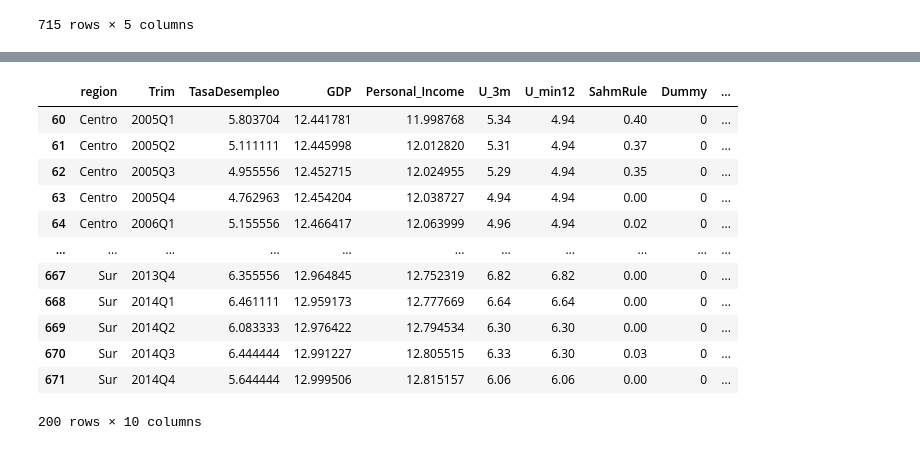
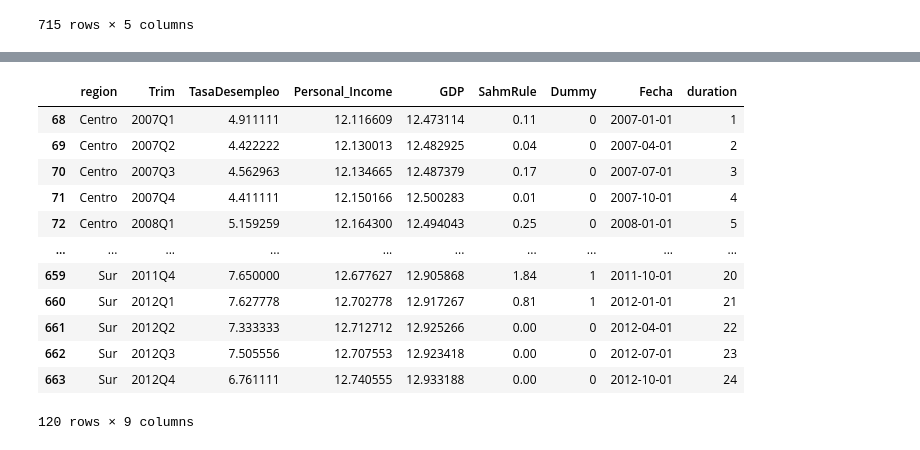
Before and after one commit to Jota-leals/Modelos, a Jupyter notebook: datos_cox.ipynb, the cells around one changed output, grey strips where cells are left out. Cells and saved outputs as stored; diff of their text form; code cells hidden in the pictures.

```diff
--- a/datos_cox.ipynb
+++ b/datos_cox.ipynb
@@ -457,21 +458,22 @@ base_cox
 # %%
-base_cox = base_cox[base_cox['Trim']>='2005-01-01']
-base_cox = base_cox[base_cox['Trim']<'2015-01-01']
+base_cox = base_cox[base_cox['Fecha']>='2007-01-01']
+base_cox = base_cox[base_cox['Fecha']<='2012-12-01']
 base_cox['GDP'] = np.log(base_cox['GDP'])
 base_cox['Personal_Income']=np.log(base_cox['Personal_Income'])
-base_cox['Fecha'] = pd.PeriodIndex(base_cox['Trim'], freq='Q').to_timestamp()
+base_cox =  base_cox[['region','Trim','TasaDesempleo','Personal_Income','GDP','SahmRule','Dummy','Fecha']]
+base_cox['duration'] = base_cox.groupby('region').cumcount() + 1
 base_cox
 # %% [output]
-|  | region | Trim | TasaDesempleo | GDP | Personal_Income | U_3m | U_min12 | SahmRule | Dummy | ... |
-| 60 | Centro | 2005Q1 | 5.803704 | 12.441781 | 11.998768 | 5.34 | 4.94 | 0.40 | 0 | ... |
-| 61 | Centro | 2005Q2 | 5.111111 | 12.445998 | 12.012820 | 5.31 | 4.94 | 0.37 | 0 | ... |
-| 62 | Centro | 2005Q3 | 4.955556 | 12.452715 | 12.024955 | 5.29 | 4.94 | 0.35 | 0 | ... |
-| 63 | Centro | 2005Q4 | 4.762963 | 12.454204 | 12.038727 | 4.94 | 4.94 | 0.00 | 0 | ... |
-| 64 | Centro | 2006Q1 | 5.155556 | 12.466417 | 12.063999 | 4.96 | 4.94 | 0.02 | 0 | ... |
-| ... | ... | ... | ... | ... | ... | ... | ... | ... | ... | ... |
-| 667 | Sur | 2013Q4 | 6.355556 | 12.964845 | 12.752319 | 6.82 | 6.82 | 0.00 | 0 | ... |
-| 668 | Sur | 2014Q1 | 6.461111 | 12.959173 | 12.777669 | 6.64 | 6.64 | 0.00 | 0 | ... |
-| 669 | Sur | 2014Q2 | 6.083333 | 12.976422 | 12.794534 | 6.30 | 6.30 | 0.00 | 0 | ... |
-| 670 | Sur | 2014Q3 | 6.444444 | 12.991227 | 12.805515 | 6.33 | 6.30 | 0.03 | 0 | ... |
-| 671 | Sur | 2014Q4 | 5.644444 | 12.999506 | 12.815157 | 6.06 | 6.06 | 0.00 | 0 | ... |
+|  | region | Trim | TasaDesempleo | Personal_Income | GDP | SahmRule | Dummy | Fecha | duration |
+| 68 | Centro | 2007Q1 | 4.911111 | 12.116609 | 12.473114 | 0.11 | 0 | 2007-01-01 | 1 |
+| 69 | Centro | 2007Q2 | 4.422222 | 12.130013 | 12.482925 | 0.04 | 0 | 2007-04-01 | 2 |
+| 70 | Centro | 2007Q3 | 4.562963 | 12.134665 | 12.487379 | 0.17 | 0 | 2007-07-01 | 3 |
+| 71 | Centro | 2007Q4 | 4.411111 | 12.150166 | 12.500283 | 0.01 | 0 | 2007-10-01 | 4 |
+| 72 | Centro | 2008Q1 | 5.159259 | 12.164300 | 12.494043 | 0.25 | 0 | 2008-01-01 | 5 |
+| ... | ... | ... | ... | ... | ... | ... | ... | ... | ... |
+| 659 | Sur | 2011Q4 | 7.650000 | 12.677627 | 12.905868 | 1.84 | 1 | 2011-10-01 | 20 |
+| 660 | Sur | 2012Q1 | 7.627778 | 12.702778 | 12.917267 | 0.81 | 1 | 2012-01-01 | 21 |
+| 661 | Sur | 2012Q2 | 7.333333 | 12.712712 | 12.925266 | 0.00 | 0 | 2012-04-01 | 22 |
+| 662 | Sur | 2012Q3 | 7.505556 | 12.707553 | 12.923418 | 0.00 | 0 | 2012-07-01 | 23 |
+| 663 | Sur | 2012Q4 | 6.761111 | 12.740555 | 12.933188 | 0.00 | 0 | 2012-10-01 | 24 |
-200 rows × 10 columns
+120 rows × 9 columns
```
Also changed, not shown: parts of 16 cells of this notebook, 1 other file.
